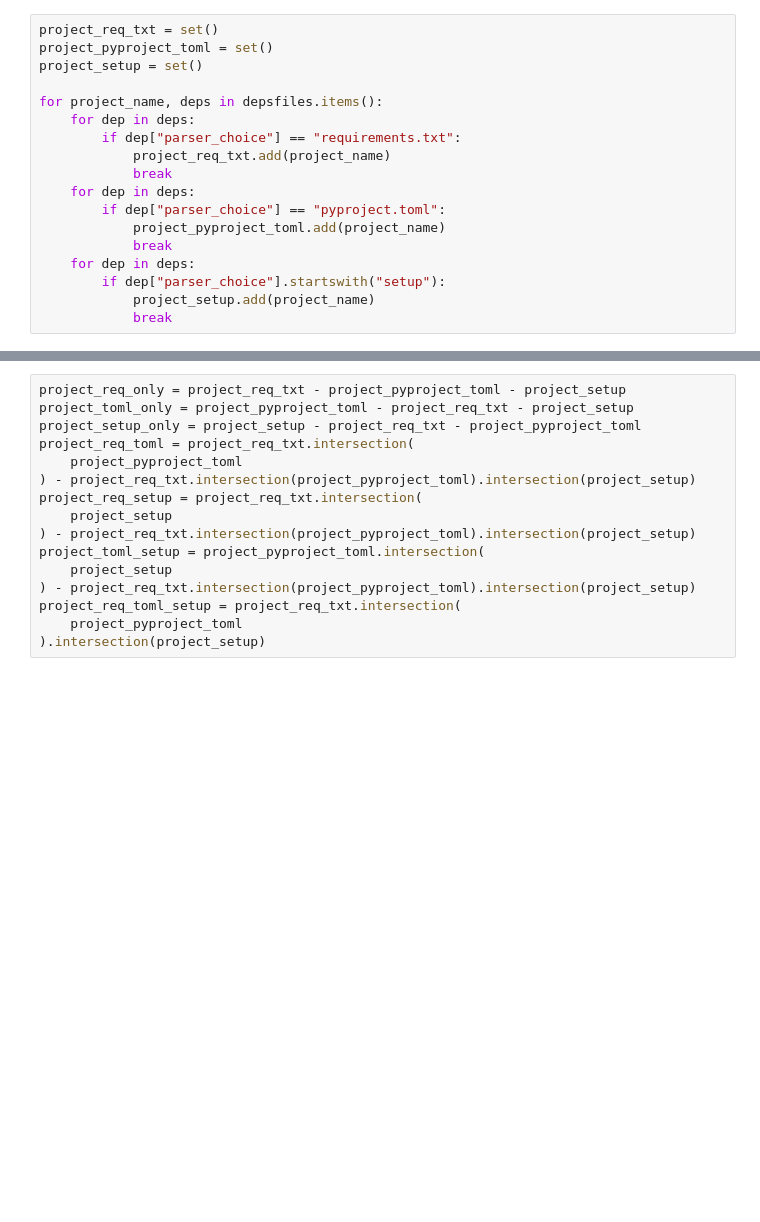
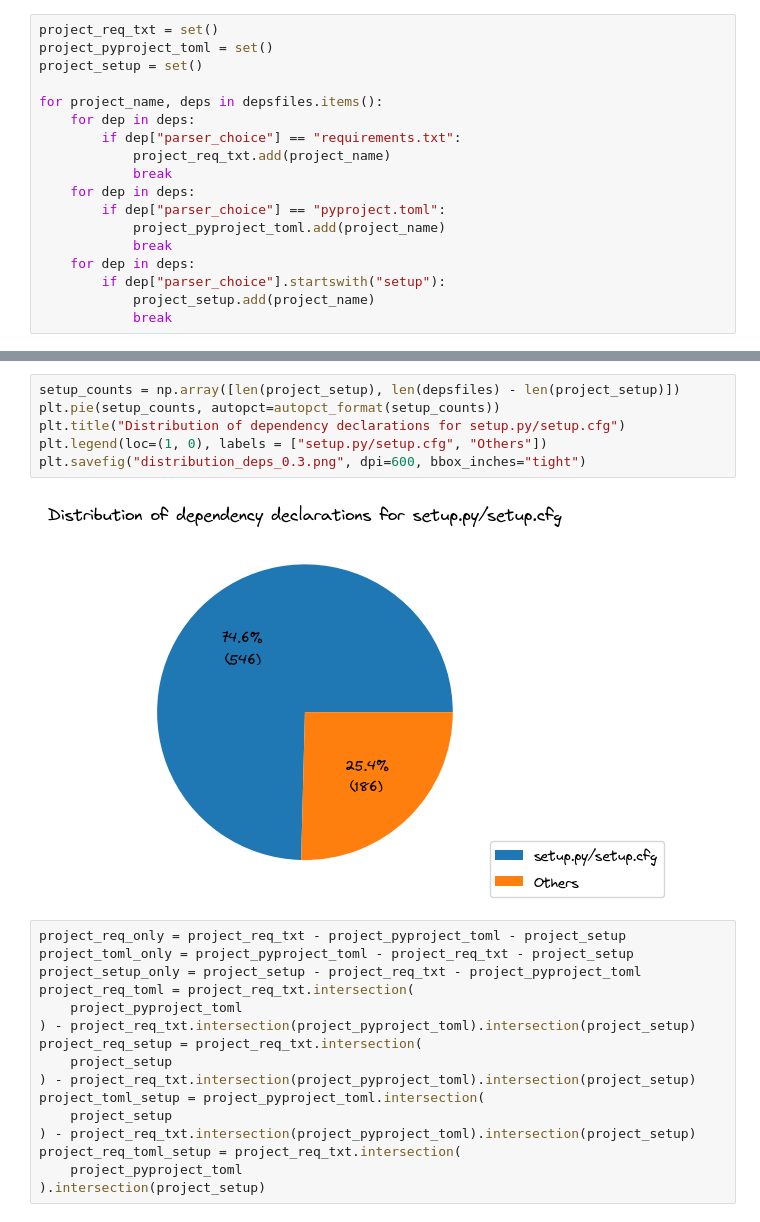
Before and after one commit to tweag/FawltyDeps-analysis, a Jupyter notebook: notebooks/results-biomedical.ipynb, the cells around one changed output, grey strips where cells are left out. Drawn from its saved outputs; the diff is of its cells as text; blank space fills up the shorter version.

```diff
--- a/notebooks/results-biomedical.ipynb
+++ b/notebooks/results-biomedical.ipynb
@@ -207,3 +223,11 @@ for project_name, deps in depsfiles.items():
+# %%
+setup_counts = np.array([len(project_setup), len(depsfiles) - len(project_setup)])
+plt.pie(setup_counts, autopct=autopct_format(setup_counts))
+plt.title("Distribution of dependency declarations for setup.py/setup.cfg")
+plt.legend(loc=(1, 0), labels = ["setup.py/setup.cfg", "Others"])
+plt.savefig("distribution_deps_0.3.png", dpi=600, bbox_inches="tight")
+# %% [output]
+[figure, added]
 # %%
 project_req_only = project_req_txt - project_pyproject_toml - project_setup
 project_toml_only = project_pyproject_toml - project_req_txt - project_setup
```
Also changed, not shown: parts of 2 cells of this notebook.
